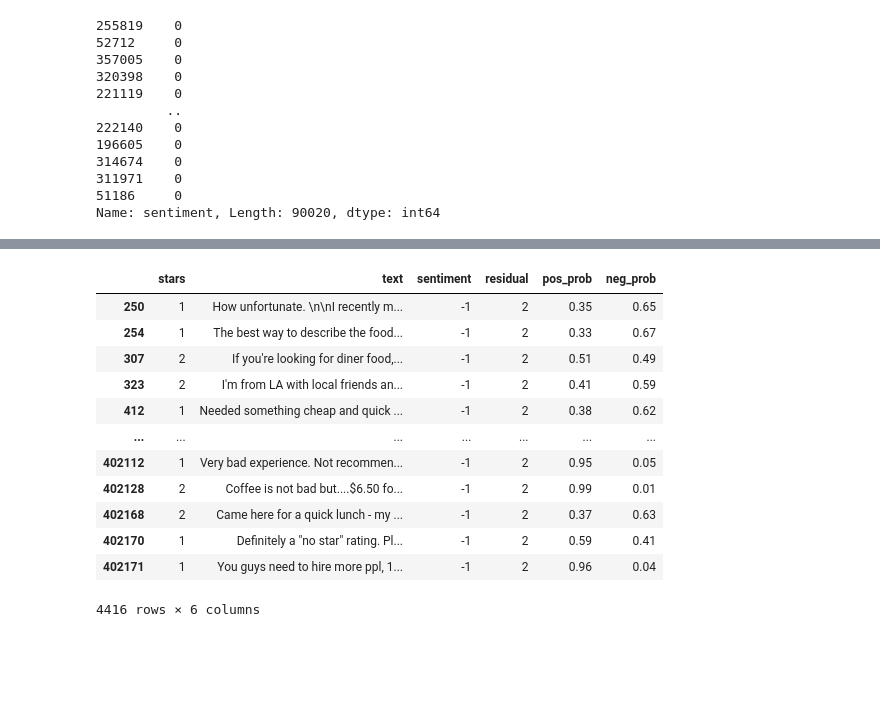
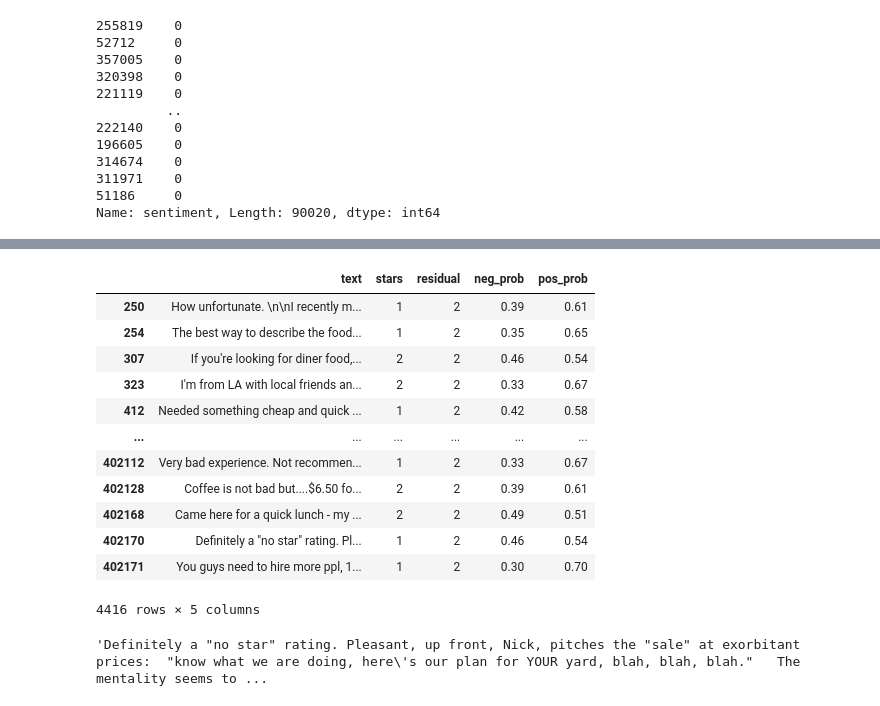
Before and after one commit to RubenBec/Capestone3, a Jupyter notebook: version3.ipynb, the cells around one changed output, grey strips where cells are left out. Saved outputs shown, nothing was run; the diff lists cells and outputs as text; code cells hidden in the pictures; blank space fills up the shorter version.

```diff
--- a/version3.ipynb
+++ b/version3.ipynb
@@ -247,3 +228,0 @@ res_df
-# %%
-test_df['residual'] = res_df['sentiment']
-test_df
@@ -290,0 +229,7 @@ See the caveats in the documentation: https://pandas.pydata.org/pandas-docs/stab
+# %%
+new_df = X_test.to_frame()
+new_df['stars'] = test_df['stars']
+new_df['residual'] = residual.T
+new_df['neg_prob'], new_df['pos_prob'] = proba.T
+new_df.sort_index(inplace=True)
+new_df
@@ -312,17 +271,21 @@ pred_neg['text'][591]
 # %%
-pred_pos = test_df[test_df.residual== 2]
+pred_pos = new_df[new_df.residual== 2]
 pred_pos
 # %% [output]
-|  | stars | text | sentiment | residual | pos_prob | neg_prob |
-| 250 | 1 | How unfortunate. \n\nI recently m... | -1 | 2 | 0.35 | 0.65 |
-| 254 | 1 | The best way to describe the food... | -1 | 2 | 0.33 | 0.67 |
-| 307 | 2 | If you're looking for diner food,... | -1 | 2 | 0.51 | 0.49 |
-| 323 | 2 | I'm from LA with local friends an... | -1 | 2 | 0.41 | 0.59 |
-| 412 | 1 | Needed something cheap and quick ... | -1 | 2 | 0.38 | 0.62 |
-| ... | ... | ... | ... | ... | ... | ... |
-| 402112 | 1 | Very bad experience. Not recommen... | -1 | 2 | 0.95 | 0.05 |
-| 402128 | 2 | Coffee is not bad but....$6.50 fo... | -1 | 2 | 0.99 | 0.01 |
-| 402168 | 2 | Came here for a quick lunch - my ... | -1 | 2 | 0.37 | 0.63 |
-| 402170 | 1 | Definitely a "no star" rating. Pl... | -1 | 2 | 0.59 | 0.41 |
-| 402171 | 1 | You guys need to hire more ppl, 1... | -1 | 2 | 0.96 | 0.04 |
+|  | text | stars | residual | neg_prob | pos_prob |
+| 250 | How unfortunate. \n\nI recently m... | 1 | 2 | 0.39 | 0.61 |
+| 254 | The best way to describe the food... | 1 | 2 | 0.35 | 0.65 |
+| 307 | If you're looking for diner food,... | 2 | 2 | 0.46 | 0.54 |
+| 323 | I'm from LA with local friends an... | 2 | 2 | 0.33 | 0.67 |
+| 412 | Needed something cheap and quick ... | 1 | 2 | 0.42 | 0.58 |
+| ... | ... | ... | ... | ... | ... |
+| 402112 | Very bad experience. Not recommen... | 1 | 2 | 0.33 | 0.67 |
+| 402128 | Coffee is not bad but....$6.50 fo... | 2 | 2 | 0.39 | 0.61 |
+| 402168 | Came here for a quick lunch - my ... | 2 | 2 | 0.49 | 0.51 |
+| 402170 | Definitely a "no star" rating. Pl... | 1 | 2 | 0.46 | 0.54 |
+| 402171 | You guys need to hire more ppl, 1... | 1 | 2 | 0.30 | 0.70 |
-4416 rows × 6 columns
+4416 rows × 5 columns
+# %%
+pred_pos['text'][402170]
+# %% [output]
+'Definitely a "no star" rating. Pleasant, up front, Nick, pitches the "sale" at exorbitant prices:  "know what we are doing, here\'s our plan for YOUR yard, blah, blah, blah."   The mentality seems to ...
```
Also changed, not shown: parts of 11 cells of this notebook.
